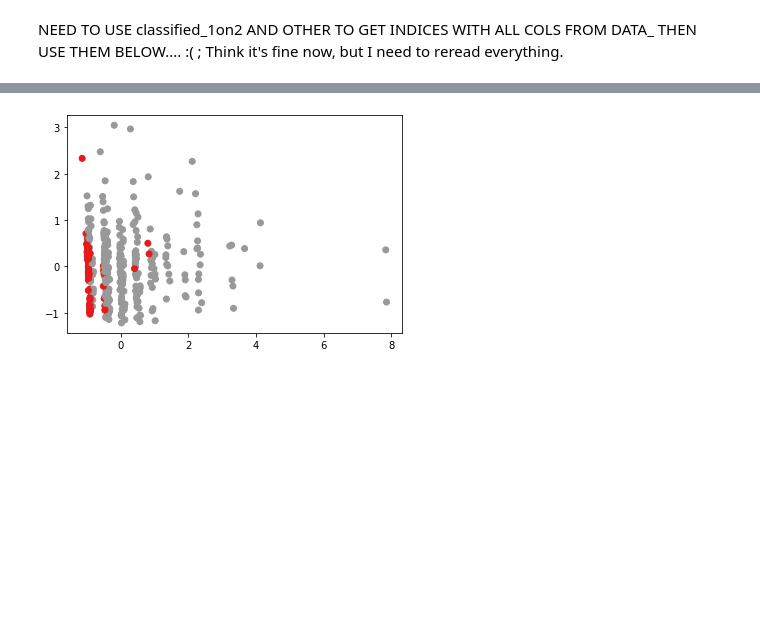
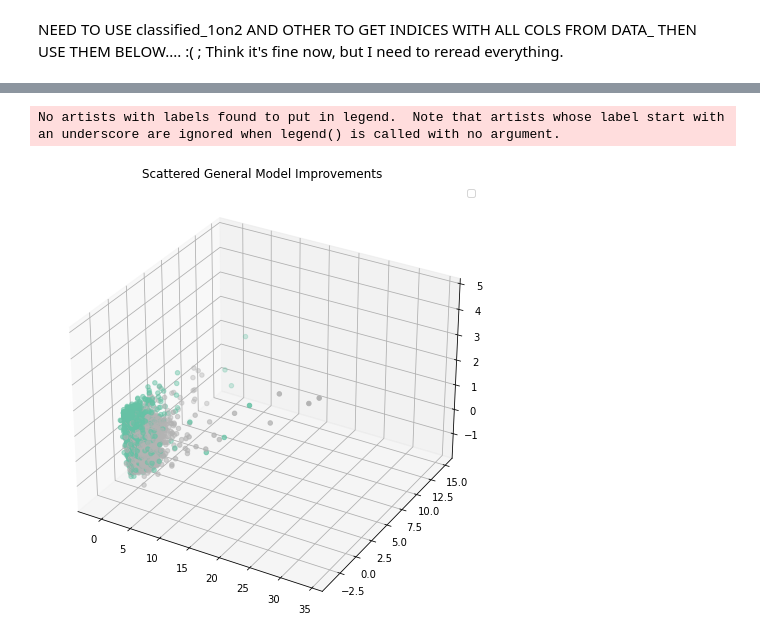
Before and after one commit to sipheleledanisa/comp-social-science, a Jupyter notebook: functioning script.ipynb, the cells around one changed output, grey strips where cells are left out. Cells and saved outputs as stored; diff of their text form; code cells hidden in the pictures; blank space fills up the shorter version.

```diff
--- a/functioning script.ipynb
+++ b/functioning script.ipynb
@@ -492,11 +494,11 @@ def data_process(name,data_) :
     X_train, X_test, y_train, y_test = train_test_split(x, y, test_size = 0.15)
     return (X_train,X_test,y_train,y_test,list(data_filtered.columns))
 # %%
-from sklearn.ensemble import AdaBoostClassifier
+from sklearn.ensemble import AdaBoostRegressor
 
 def evaluate_model(X_train,X_test,y_train,y_test,cols):
     ## Training an AdaBoost Reg on the data and evaluating accuracy.
-    regressor=AdaBoostClassifier()
+    regressor=AdaBoostRegressor()
     # fit
     regressor.fit(X_train, y_train)
     y_pred = regressor.predict(X_test)
@@ -586,6 +588,6 @@ error1on2
 # %%
 y_pred_2on1=model2mod.predict(datam1f_crossc2_x)
 error2on1=metrics.roc_auc_score(datam1f_crossc2_y,y_pred_2on1)
-classified_2on1 = np.argwhere(np.array(datam1f_crossc2_y) == y_pred_2on1)
+classified_2on1 = np.argwhere(np.abs(np.array(datam1f_crossc2_y) == y_pred_2on1)<0.5)
 error2on1
 # %% [output]
@@ -830,12 +858,17 @@ plt.show()
 # %%
 ## Start with PCA import and transform
-
 from sklearn.decomposition import PCA
-pca = PCA(n_components=2)
+pca = PCA(n_components=3)
 pca = pca.fit(set_that_mod_soc_improves.iloc[:,1:-1])
 X_train_redsc=pca.transform(set_that_mod_soc_improves.iloc[:,1:-1])
 ##Here is the needed plot
-plt.scatter(X_train_redsc[:,0],X_train_redsc[:,1],c=set_that_mod_soc_improves['post_secondary'],  cmap='Set1')
+fig = plt.figure(figsize=(12,8))
+ax = fig.add_subplot(projection='3d')
+ax.scatter(X_train_redsc[:,0],X_train_redsc[:,1], X_train_redsc[:,2], c=set_that_mod_soc_improves['post_secondary'],  cmap='Set2')
+plt.legend()
+plt.title('Scattered General Model Improvements')
+plt.savefig('scattergeneral.png')
 plt.show()
 # %% [output]
+No artists with labels found to put in legend.  Note that artists whose label start with an underscore are ignored when legend() is called with no argument.
-[figure, old version]
+[figure, new version]
```
Also changed, not shown: parts of 35 cells of this notebook.
